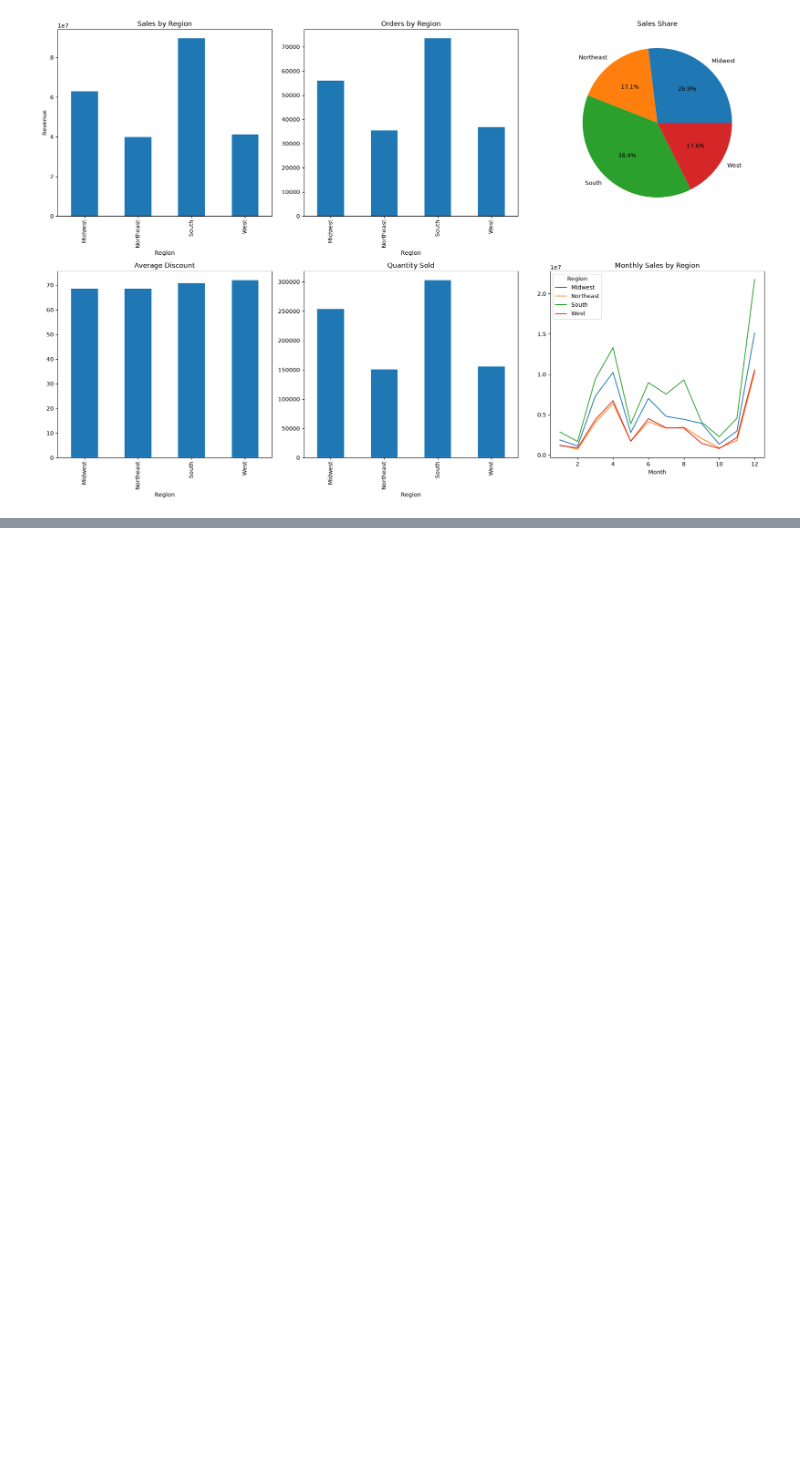
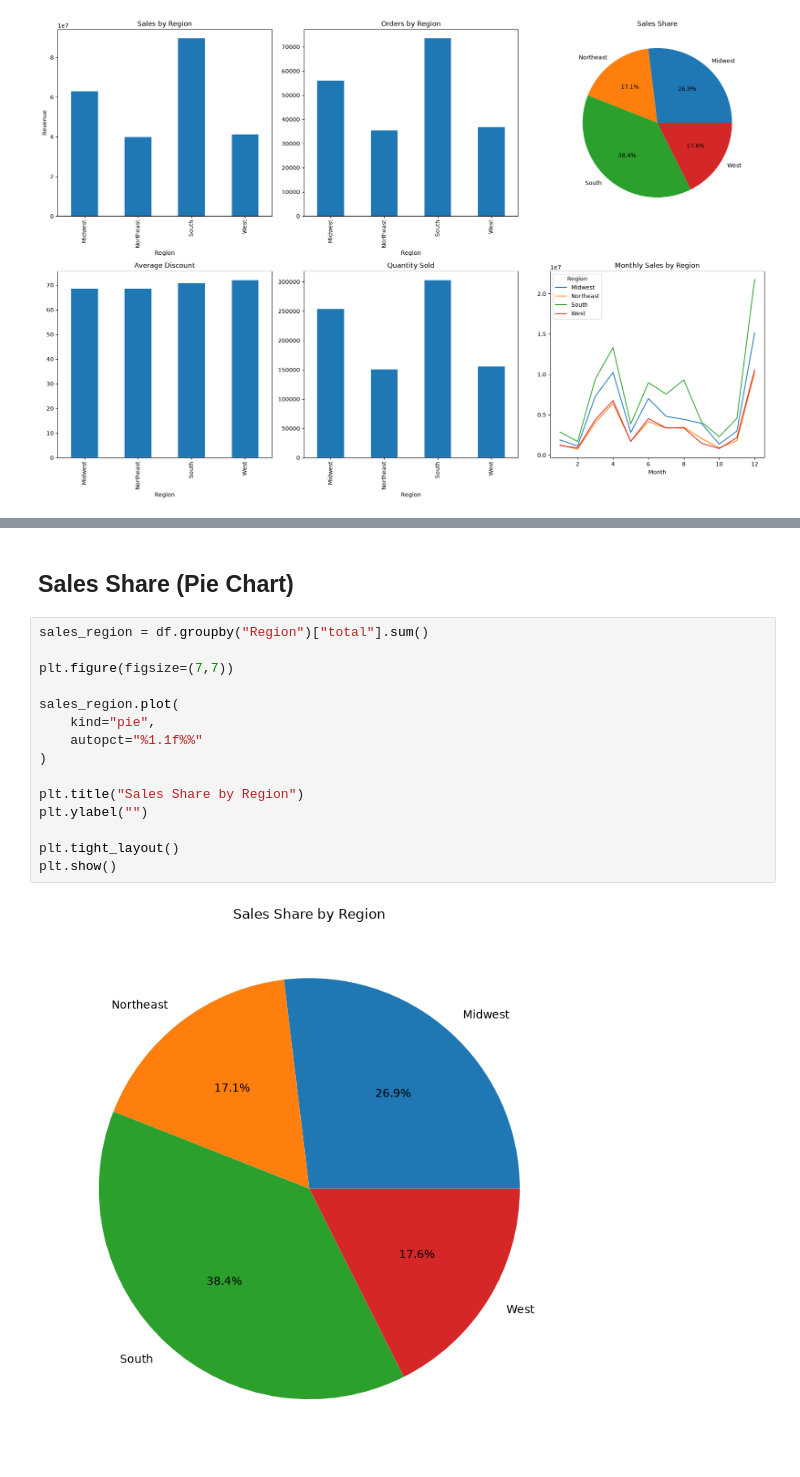
Before and after one commit to fanta2k5/PRO2291_duantotnghiep1, a Jupyter notebook: notebooks/Visualization/region_dashboard.ipynb, the cells around one changed output, grey strips where cells are left out. Cells and saved outputs as stored; diff of their text form; blank space fills up the shorter version.

```diff
--- a/notebooks/Visualization/region_dashboard.ipynb
+++ b/notebooks/Visualization/region_dashboard.ipynb
@@ -149,0 +213,19 @@ Average Order    : 1,158.31
+# %% [markdown]
+## Sales Share (Pie Chart)
+# %%
+sales_region = df.groupby("Region")["total"].sum()
+
+plt.figure(figsize=(7,7))
+
+sales_region.plot(
+    kind="pie",
+    autopct="%1.1f%%"
+)
+
+plt.title("Sales Share by Region")
+plt.ylabel("")
+
+plt.tight_layout()
+plt.show()
+# %% [output]
+[figure, added]
```
Also changed, not shown: parts of 11 cells of this notebook.
